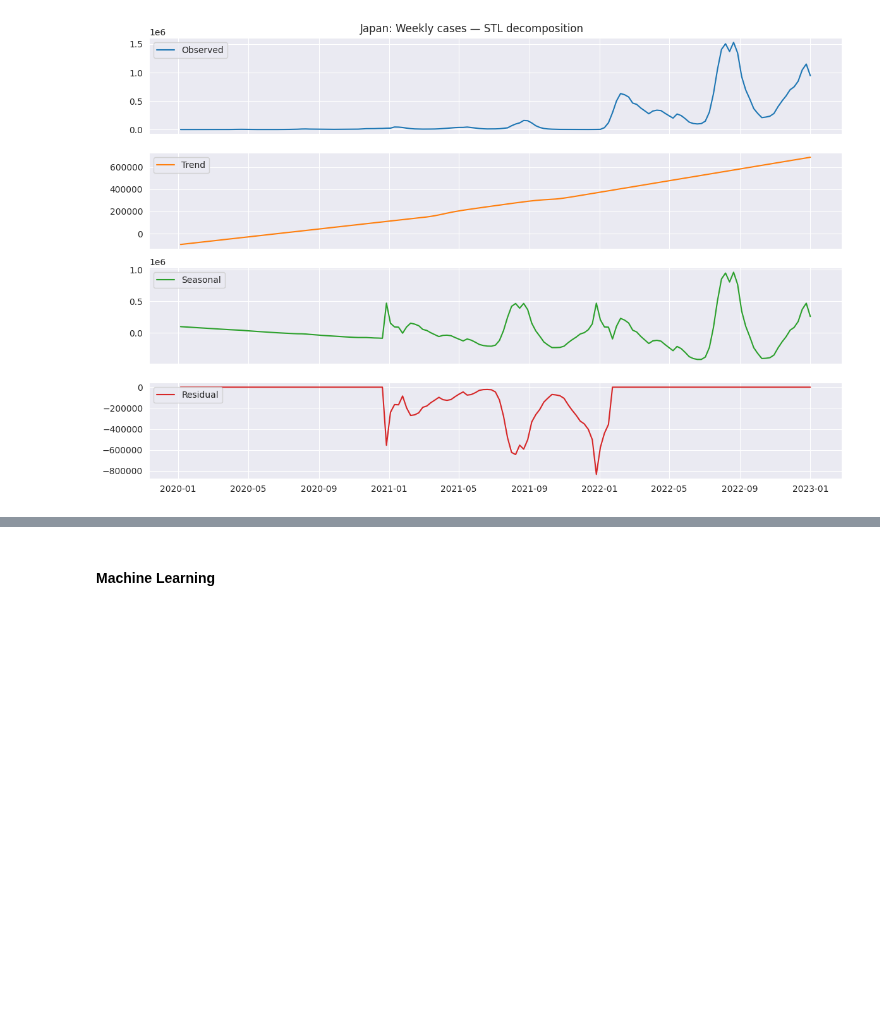
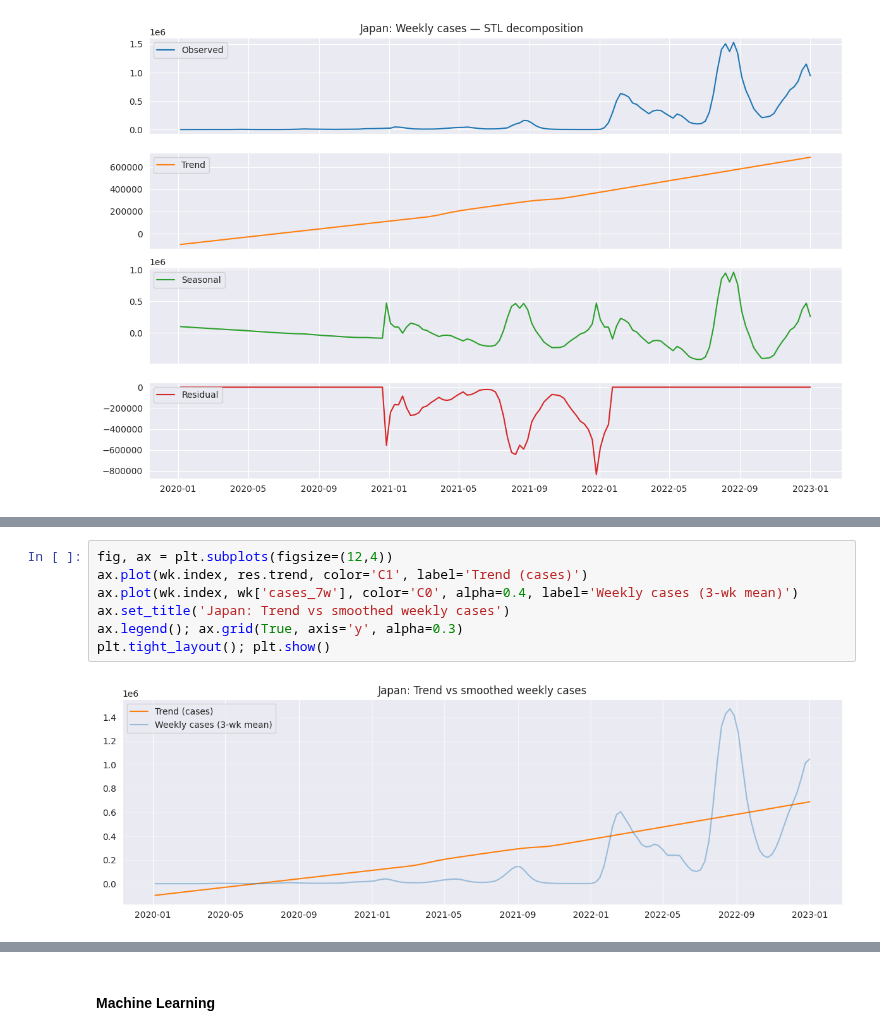
Before and after one commit to chipojaya1/myNEBDHub, a Jupyter notebook: Japan_case_study_Milestone_#2.ipynb, the cells around one changed output, grey strips where cells are left out. Cells and saved outputs as stored; diff of their text form; blank space fills up the shorter version.

```diff
--- a/Japan_case_study_Milestone_#2.ipynb
+++ b/Japan_case_study_Milestone_#2.ipynb
@@ -74,0 +85,9 @@ plt.show()
+# %%
+fig, ax = plt.subplots(figsize=(12,4))
+ax.plot(wk.index, res.trend, color='C1', label='Trend (cases)')
+ax.plot(wk.index, wk['cases_7w'], color='C0', alpha=0.4, label='Weekly cases (3‑wk mean)')
+ax.set_title('Japan: Trend vs smoothed weekly cases')
+ax.legend(); ax.grid(True, axis='y', alpha=0.3)
+plt.tight_layout(); plt.show()
+# %% [output]
+[figure, added]
```
Also changed, not shown: parts of 5 cells of this notebook, 1 other file.
